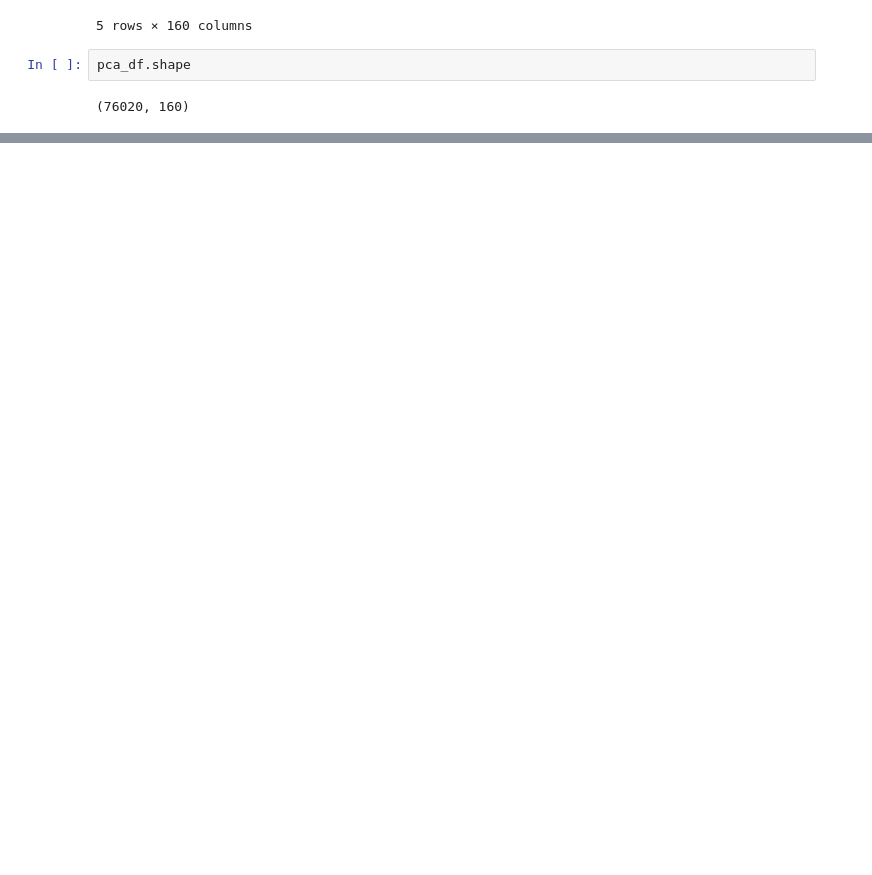
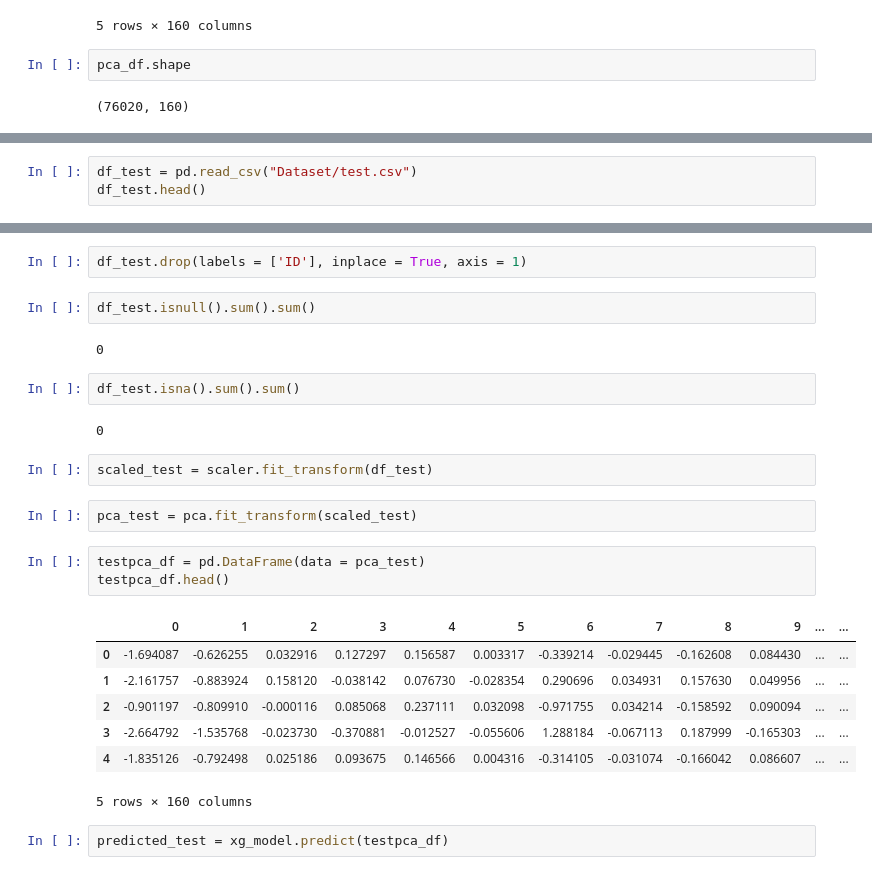
Before and after one commit to majidghassemi/santander-customer-satisfaction, a Jupyter notebook: main.ipynb, the cells around one changed output, grey strips where cells are left out. Saved outputs shown, nothing was run; the diff lists cells and outputs as text; blank space fills up the shorter version.

```diff
--- a/main.ipynb
+++ b/main.ipynb
@@ -240,0 +408,3 @@ pca_df.shape
+# %%
+df_test = pd.read_csv("Dataset/test.csv")
+df_test.head()
@@ -240,0 +430,27 @@ pca_df.shape
+# %%
+df_test.drop(labels = ['ID'], inplace = True, axis = 1)
+# %%
+df_test.isnull().sum().sum()
+# %% [output]
+0
+# %%
+df_test.isna().sum().sum()
+# %% [output]
+0
+# %%
+scaled_test = scaler.fit_transform(df_test)
+# %%
+pca_test = pca.fit_transform(scaled_test)
+# %%
+testpca_df = pd.DataFrame(data = pca_test)
+testpca_df.head()
+# %% [output]
+|  | 0 | 1 | 2 | 3 | 4 | 5 | 6 | 7 | 8 | 9 | ... | ... |
+| 0 | -1.694087 | -0.626255 | 0.032916 | 0.127297 | 0.156587 | 0.003317 | -0.339214 | -0.029445 | -0.162608 | 0.084430 | ... | ... |
+| 1 | -2.161757 | -0.883924 | 0.158120 | -0.038142 | 0.076730 | -0.028354 | 0.290696 | 0.034931 | 0.157630 | 0.049956 | ... | ... |
+| 2 | -0.901197 | -0.809910 | -0.000116 | 0.085068 | 0.237111 | 0.032098 | -0.971755 | 0.034214 | -0.158592 | 0.090094 | ... | ... |
+| 3 | -2.664792 | -1.535768 | -0.023730 | -0.370881 | -0.012527 | -0.055606 | 1.288184 | -0.067113 | 0.187999 | -0.165303 | ... | ... |
+| 4 | -1.835126 | -0.792498 | 0.025186 | 0.093675 | 0.146566 | 0.004316 | -0.314105 | -0.031074 | -0.166042 | 0.086607 | ... | ... |
+5 rows × 160 columns
+# %%
+predicted_test = xg_model.predict(testpca_df)
```
Also changed, not shown: parts of 28 cells of this notebook.
